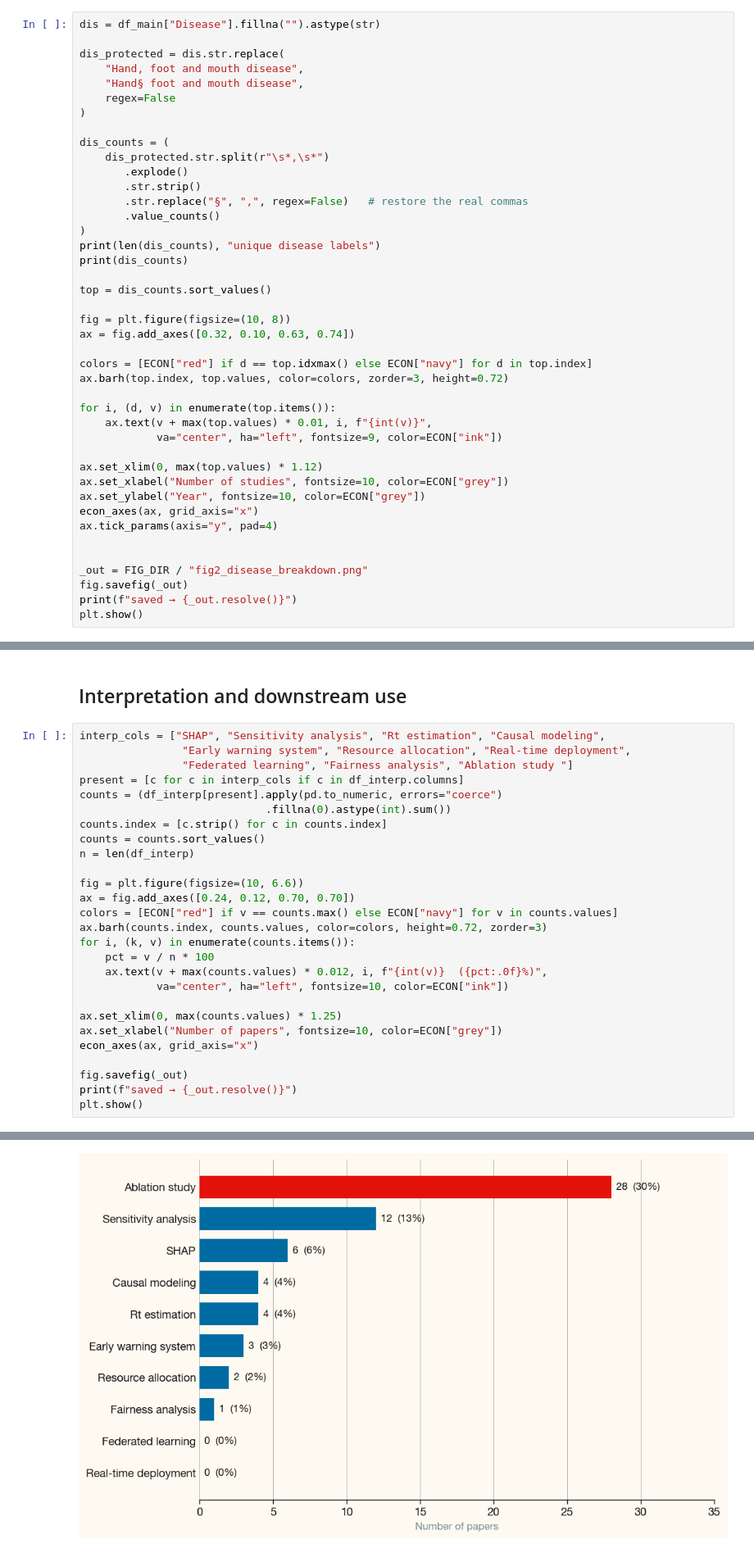
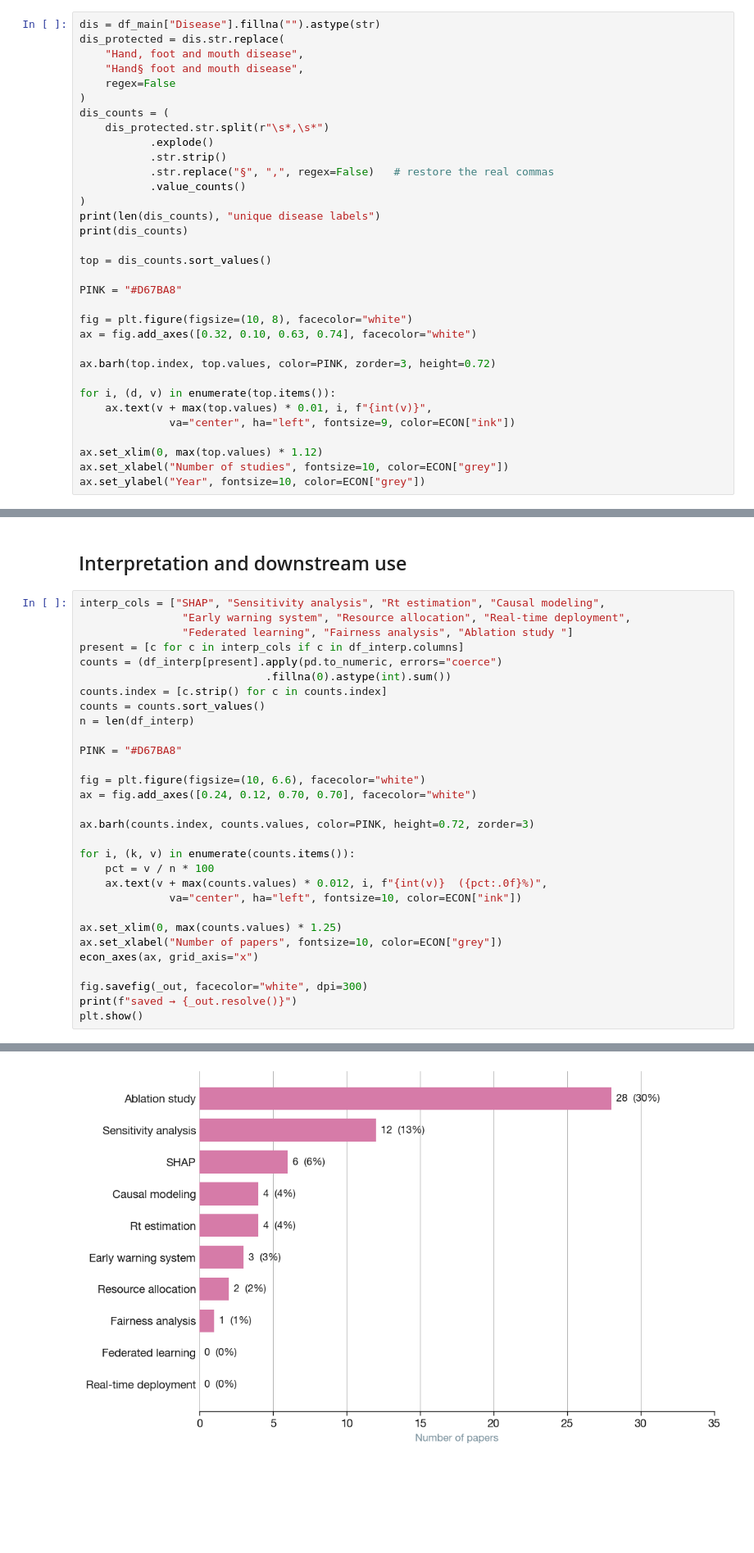
Before and after one commit to ai4ci/scoping-review-figures, a Jupyter notebook: review_analysis.ipynb, the cells around one changed output, grey strips where cells are left out. Shown at 82% size. Drawn from its saved outputs; the diff is of its cells as text; blank space fills up the shorter version.

```diff
--- a/review_analysis.ipynb
+++ b/review_analysis.ipynb
@@ -128,46 +129,37 @@ saved → /Users/oc25003/scoping-review-figures/exported_figures/fig1_publicatio
 Horizontal bar chart ordered by frequency, Economist-style value labels at end of bars.
 # %%
 dis = df_main["Disease"].fillna("").astype(str)
-
 dis_protected = dis.str.replace(
     "Hand, foot and mouth disease",
     "Hand§ foot and mouth disease",
     regex=False
 )
-
 dis_counts = (
     dis_protected.str.split(r"\s*,\s*")
-       .explode()
-       .str.strip()
-       .str.replace("§", ",", regex=False)   # restore the real commas
-       .value_counts()
+           .explode()
+           .str.strip()
+           .str.replace("§", ",", regex=False)   # restore the real commas
+           .value_counts()
 )
 print(len(dis_counts), "unique disease labels")
 print(dis_counts)
 
 top = dis_counts.sort_values()
 
-fig = plt.figure(figsize=(10, 8))
-ax = fig.add_axes([0.32, 0.10, 0.63, 0.74])
+PINK = "#D67BA8"
 
-colors = [ECON["red"] if d == top.idxmax() else ECON["navy"] for d in top.index]
-ax.barh(top.index, top.values, color=colors, zorder=3, height=0.72)
+fig = plt.figure(figsize=(10, 8), facecolor="white")
+ax = fig.add_axes([0.32, 0.10, 0.63, 0.74], facecolor="white")
+
+ax.barh(top.index, top.values, color=PINK, zorder=3, height=0.72)
 
 for i, (d, v) in enumerate(top.items()):
     ax.text(v + max(top.values) * 0.01, i, f"{int(v)}",
-            va="center", ha="left", fontsize=9, color=ECON["ink"])
+              va="center", ha="left", fontsize=9, color=ECON["ink"])
 
 ax.set_xlim(0, max(top.values) * 1.12)
 ax.set_xlabel("Number of studies", fontsize=10, color=ECON["grey"])
 ax.set_ylabel("Year", fontsize=10, color=ECON["grey"])
-econ_axes(ax, grid_axis="x")
-ax.tick_params(axis="y", pad=4)
-
-
-_out = FIG_DIR / "fig2_disease_breakdown.png"
-fig.savefig(_out)
-print(f"saved → {_out.resolve()}")
-plt.show()
 # %% [output]
 19 unique disease labels
 Disease
@@ -692,20 +592,23 @@ counts.index = [c.strip() for c in counts.index]
 counts = counts.sort_values()
 n = len(df_interp)
 
-fig = plt.figure(figsize=(10, 6.6))
-ax = fig.add_axes([0.24, 0.12, 0.70, 0.70])
-colors = [ECON["red"] if v == counts.max() else ECON["navy"] for v in counts.values]
-ax.barh(counts.index, counts.values, color=colors, height=0.72, zorder=3)
+PINK = "#D67BA8"
+
+fig = plt.figure(figsize=(10, 6.6), facecolor="white")
+ax = fig.add_axes([0.24, 0.12, 0.70, 0.70], facecolor="white")
+
+ax.barh(counts.index, counts.values, color=PINK, height=0.72, zorder=3)
+
 for i, (k, v) in enumerate(counts.items()):
     pct = v / n * 100
     ax.text(v + max(counts.values) * 0.012, i, f"{int(v)}  ({pct:.0f}%)",
-            va="center", ha="left", fontsize=10, color=ECON["ink"])
+              va="center", ha="left", fontsize=10, color=ECON["ink"])
 
 ax.set_xlim(0, max(counts.values) * 1.25)
 ax.set_xlabel("Number of papers", fontsize=10, color=ECON["grey"])
 econ_axes(ax, grid_axis="x")
 
-fig.savefig(_out)
+fig.savefig(_out, facecolor="white", dpi=300)
 print(f"saved → {_out.resolve()}")
 plt.show()
 # %% [output]
@@ -713,4 +616,4 @@ saved → /Users/oc25003/scoping-review-figures/exported_figures/fig8_transparen
-[figure, old version]
+[figure, new version]
 # %% [markdown]
 ## Code availability
 Donut chart for code availability (URL / repository link = available).
```
Also changed, not shown: parts of 11 cells of this notebook, 1 other file.
